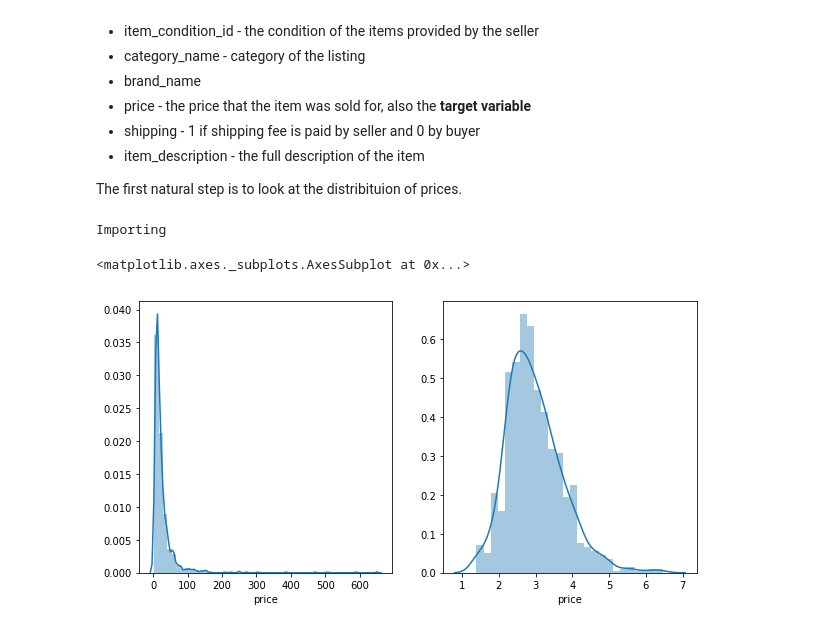
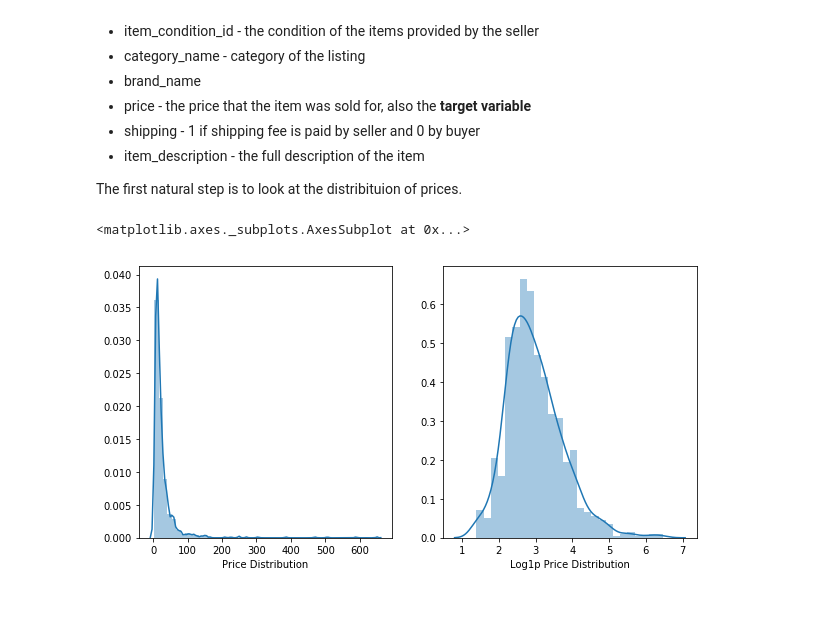
Before and after one commit to Meissnerinc/Mercari-Price-Challenge, a Jupyter notebook: Mercari Price Suggestion Challenge.ipynb, the cells around one changed output. Drawn from its saved outputs; the diff is of its cells as text; code cells hidden in the pictures.

```diff
--- a/Mercari Price Suggestion Challenge.ipynb
+++ b/Mercari Price Suggestion Challenge.ipynb
@@ -24,7 +24,6 @@ The data is organized like so:
 
 The first natural step is to look at the distribituion of prices.
 # %%
-from time import time
 import pandas as pd
 import numpy as np
 import string
@@ -36,23 +35,20 @@ from sklearn.feature_extraction.text import TfidfVectorizer
 from sklearn import svm
 from sklearn import preprocessing
 from sklearn.ensemble import RandomForestRegressor
-print "Importing"
 
-t0 = time()
+test=pd.read_csv("C:/Users/Malte/Documents/My repositories/Mercari/test.tsv",sep="\t")
 
-
-test=pd.read_csv("C:/Users/Malte/OneDrive/Coding/My repositories/Mercari/test.tsv",sep="\t")
-
-train=pd.read_csv("C:/Users/Malte/OneDrive/Coding/My repositories/Mercari/train.tsv",sep="\t")
+train=pd.read_csv("C:/Users/Malte/Documents/My repositories/Mercari/train.tsv",sep="\t")
 
 train=train[:1000]
 test=test[:1000]
+
+train.fillna("",inplace=True)
+test.fillna("",inplace=True)
-# %% [output]
-Importing
 # %%
 fig,(ax) = plt.subplots(1,2,figsize=(10,5))
-sns.distplot(train["price"],ax=ax[0])
-sns.distplot(np.log1p(train["price"]),ax=ax[1])
+sns.distplot(train["price"],ax=ax[0],axlabel="Price Distribution")
+sns.distplot(np.log1p(train["price"]),ax=ax[1],axlabel="Log1p Price Distribution")
 # %% [output]
 <matplotlib.axes._subplots.AxesSubplot at 0x...>
-[figure, old version]
+[figure, new version]
```
Also changed, not shown: parts of 33 cells of this notebook.
